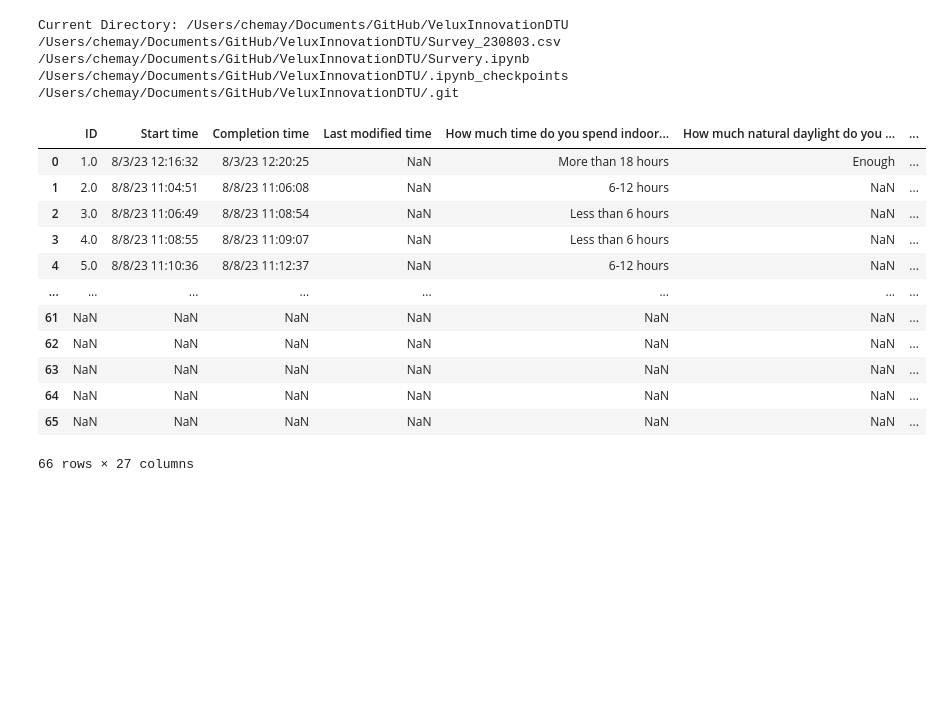
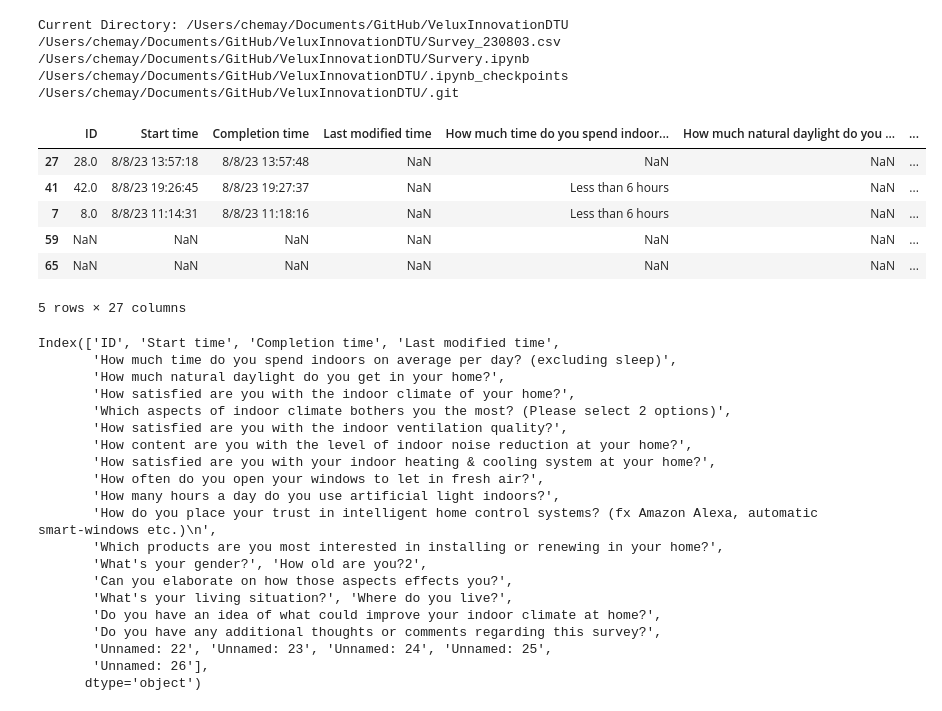
Before and after one commit to chozillla/VeluxInnovationDTU, a Jupyter notebook: Survery.ipynb, the cells around one changed output. Drawn from its saved outputs; the diff is of its cells as text; code cells hidden in the pictures; blank space fills up the shorter version.

```diff
--- a/Survery.ipynb
+++ b/Survery.ipynb
@@ -30,18 +31,35 @@ Current Directory: /Users/chemay/Documents/GitHub/VeluxInnovationDTU
 # %%
 df = pd.read_csv('/Users/chemay/Documents/GitHub/VeluxInnovationDTU/Survey_230803.csv')
 # %%
-df.head
+df.sample(5)
 # %% [output]
 |  | ID | Start time | Completion time | Last modified time | How much time do you spend indoor... | How much natural daylight do you ... | ... |
-| 0 | 1.0 | 8/3/23 12:16:32 | 8/3/23 12:20:25 | NaN | More than 18 hours | Enough | ... |
-| 1 | 2.0 | 8/8/23 11:04:51 | 8/8/23 11:06:08 | NaN | 6-12 hours | NaN | ... |
-| 2 | 3.0 | 8/8/23 11:06:49 | 8/8/23 11:08:54 | NaN | Less than 6 hours | NaN | ... |
-| 3 | 4.0 | 8/8/23 11:08:55 | 8/8/23 11:09:07 | NaN | Less than 6 hours | NaN | ... |
-| 4 | 5.0 | 8/8/23 11:10:36 | 8/8/23 11:12:37 | NaN | 6-12 hours | NaN | ... |
-| ... | ... | ... | ... | ... | ... | ... | ... |
-| 61 | NaN | NaN | NaN | NaN | NaN | NaN | ... |
-| 62 | NaN | NaN | NaN | NaN | NaN | NaN | ... |
-| 63 | NaN | NaN | NaN | NaN | NaN | NaN | ... |
-| 64 | NaN | NaN | NaN | NaN | NaN | NaN | ... |
+| 27 | 28.0 | 8/8/23 13:57:18 | 8/8/23 13:57:48 | NaN | NaN | NaN | ... |
+| 41 | 42.0 | 8/8/23 19:26:45 | 8/8/23 19:27:37 | NaN | Less than 6 hours | NaN | ... |
+| 7 | 8.0 | 8/8/23 11:14:31 | 8/8/23 11:18:16 | NaN | Less than 6 hours | NaN | ... |
+| 59 | NaN | NaN | NaN | NaN | NaN | NaN | ... |
 | 65 | NaN | NaN | NaN | NaN | NaN | NaN | ... |
-66 rows × 27 columns
+5 rows × 27 columns
+# %%
+df.columns
+# %% [output]
+Index(['ID', 'Start time', 'Completion time', 'Last modified time',
+       'How much time do you spend indoors on average per day? (excluding sleep)',
+       'How much natural daylight do you get in your home?',
+       'How satisfied are you with the indoor climate of your home?',
+       'Which aspects of indoor climate bothers you the most? (Please select 2 options)',
+       'How satisfied are you with the indoor ventilation quality?',
+       'How content are you with the level of indoor noise reduction at your home?',
+       'How satisfied are you with your indoor heating & cooling system at your home?',
+       'How often do you open your windows to let in fresh air?',
+       'How many hours a day do you use artificial light indoors?',
+       'How do you place your trust in intelligent home control systems? (fx Amazon Alexa, automatic smart-windows etc.)\n',
+       'Which products are you most interested in installing or renewing in your home?',
+       'What's your gender?', 'How old are you?2',
+       'Can you elaborate on how those aspects effects you?',
+       'What's your living situation?', 'Where do you live?',
+       'Do you have an idea of what could improve your indoor climate at home?',
+       'Do you have any additional thoughts or comments regarding this survey?',
+       'Unnamed: 22', 'Unnamed: 23', 'Unnamed: 24', 'Unnamed: 25',
+       'Unnamed: 26'],
+      dtype='object')
```
Also changed, not shown: parts of 6 cells of this notebook.
